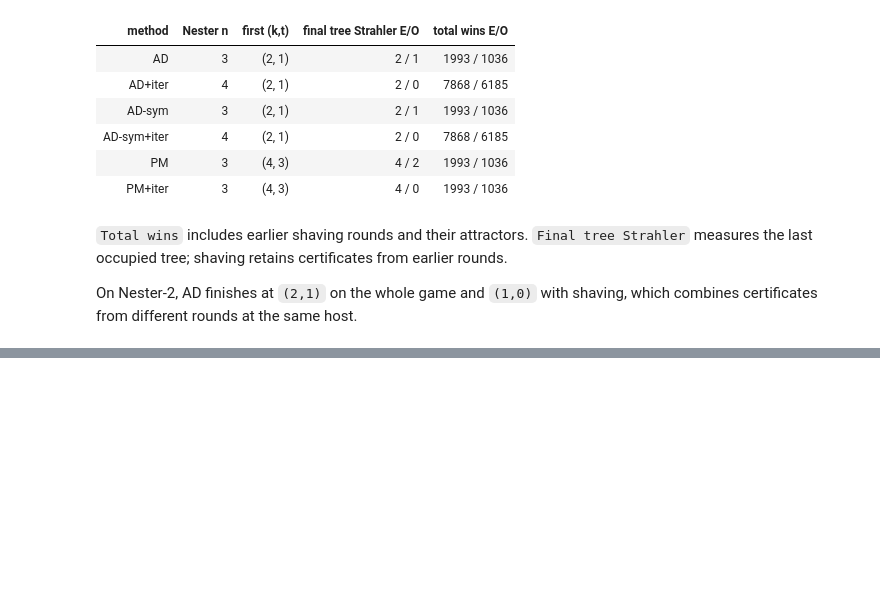
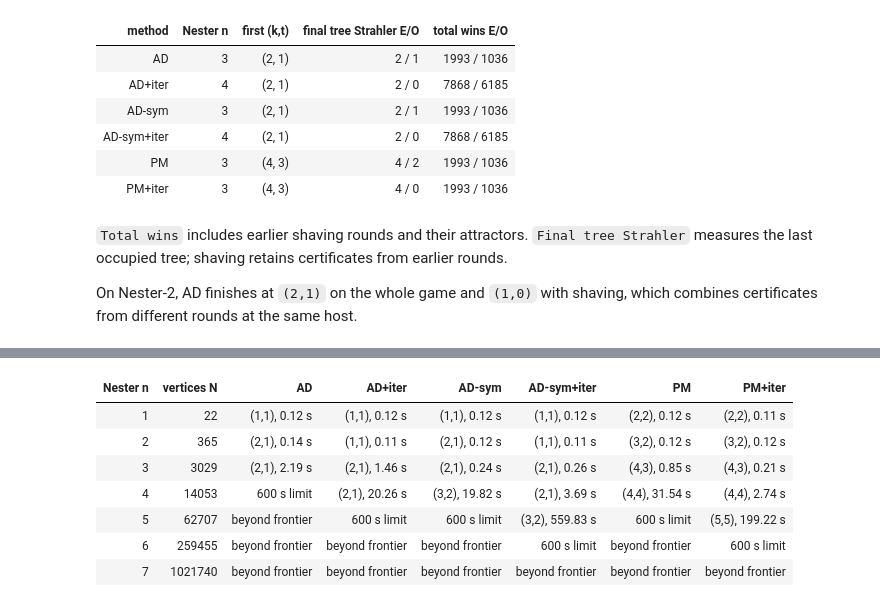
Before and after one commit to vfluegel/strahler-tree-experiments, a Jupyter notebook: jupyter-examples/08-lexicographic-adaptive-nester.ipynb, the cells around one changed output, grey strips where cells are left out. Cells and saved outputs as stored; diff of their text form; code cells hidden in the pictures; blank space fills up the shorter version.

```diff
--- a/jupyter-examples/08-lexicographic-adaptive-nester.ipynb
+++ b/jupyter-examples/08-lexicographic-adaptive-nester.ipynb
@@ -254,0 +239,15 @@ shaving, which combines certificates from different rounds at the same host.
+# %%
+ratio = recorded_ratio_results()
+ratio_case = {(r["n"], r["backend"]): r for r in ratio["rows"]}
+table(["Nester n", "vertices N", *BACKENDS],
+      [[g["n"], g["vertices"], *[result_text(ratio_case[g["n"], b]) for b in BACKENDS]]
+       for g in games])
+# %% [output]
+| Nester n | vertices N | AD | AD+iter | AD-sym | AD-sym+iter | PM | PM+iter |
+| 1 | 22 | (1,1), 0.12 s | (1,1), 0.12 s | (1,1), 0.12 s | (1,1), 0.12 s | (2,2), 0.12 s | (2,2), 0.11 s |
+| 2 | 365 | (2,1), 0.14 s | (1,1), 0.11 s | (2,1), 0.12 s | (1,1), 0.11 s | (3,2), 0.12 s | (3,2), 0.12 s |
+| 3 | 3029 | (2,1), 2.19 s | (2,1), 1.46 s | (2,1), 0.24 s | (2,1), 0.26 s | (4,3), 0.85 s | (4,3), 0.21 s |
+| 4 | 14053 | 600 s limit | (2,1), 20.26 s | (3,2), 19.82 s | (2,1), 3.69 s | (4,4), 31.54 s | (4,4), 2.74 s |
+| 5 | 62707 | beyond frontier | 600 s limit | 600 s limit | (3,2), 559.83 s | 600 s limit | (5,5), 199.22 s |
+| 6 | 259455 | beyond frontier | beyond frontier | beyond frontier | 600 s limit | beyond frontier | 600 s limit |
+| 7 | 1021740 | beyond frontier | beyond frontier | beyond frontier | beyond frontier | beyond frontier | beyond frontier |
```
Also changed, not shown: parts of 10 cells of this notebook, 3 other files.
